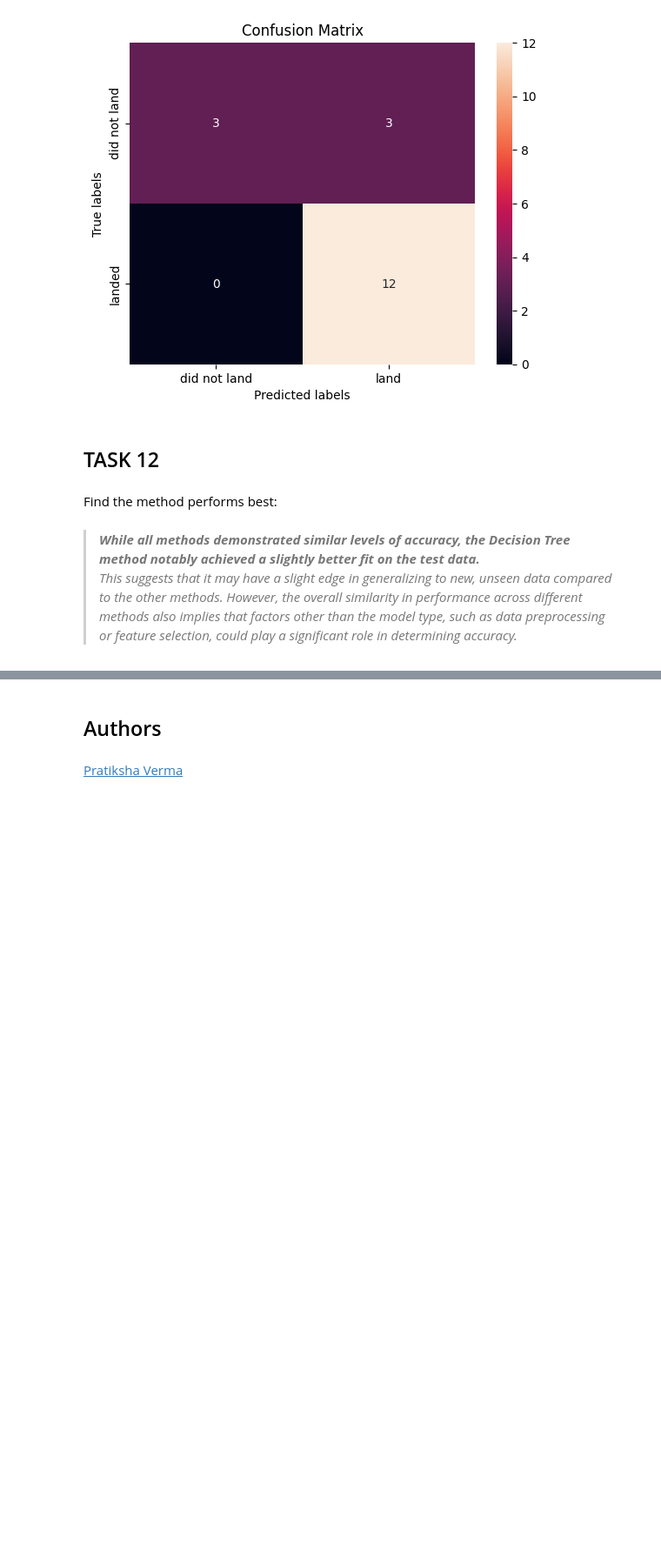
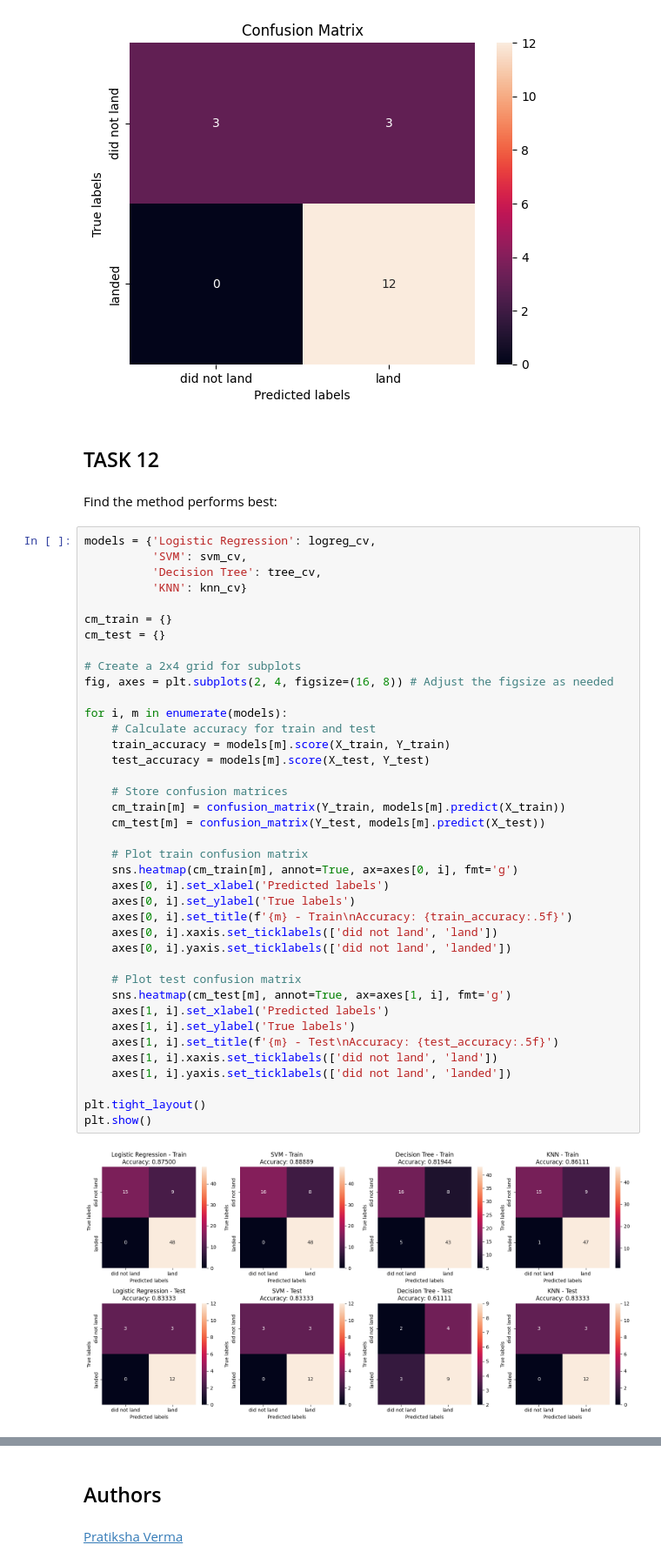
Before and after one commit to 6760525/ads, a Jupyter notebook: SpaceX_Machine_Learning_Prediction_Part_5.jupyterlite.ipynb, the cells around one changed output, grey strips where cells are left out. Shown at 87% size. Cells and saved outputs as stored; diff of their text form; blank space fills up the shorter version.

```diff
--- a/SpaceX_Machine_Learning_Prediction_Part_5.jupyterlite.ipynb
+++ b/SpaceX_Machine_Learning_Prediction_Part_5.jupyterlite.ipynb
@@ -344,6 +349,44 @@ plot_confusion_matrix(Y_test, yhat)
 ## TASK  12
 # %% [markdown]
 Find the method performs best:
-# %% [markdown]
->***While all methods demonstrated similar levels of accuracy, the Decision Tree method notably achieved a slightly better fit on the test data.***
-<br>*This suggests that it may have a slight edge in generalizing to new, unseen data compared to the other methods. However, the overall similarity in performance across different methods also implies that factors other than the model type, such as data preprocessing or feature selection, could play a significant role in determining accuracy.*
+# %%
+models = {'Logistic Regression': logreg_cv,
+          'SVM': svm_cv,
+          'Decision Tree': tree_cv,
+          'KNN': knn_cv}
+
+cm_train = {}
+cm_test = {}
+
+# Create a 2x4 grid for subplots
+fig, axes = plt.subplots(2, 4, figsize=(16, 8)) # Adjust the figsize as needed
+
+for i, m in enumerate(models):
+    # Calculate accuracy for train and test
+    train_accuracy = models[m].score(X_train, Y_train)
+    test_accuracy = models[m].score(X_test, Y_test)
+
+    # Store confusion matrices
+    cm_train[m] = confusion_matrix(Y_train, models[m].predict(X_train))
+    cm_test[m] = confusion_matrix(Y_test, models[m].predict(X_test))
+
+    # Plot train confusion matrix
+    sns.heatmap(cm_train[m], annot=True, ax=axes[0, i], fmt='g')
+    axes[0, i].set_xlabel('Predicted labels')
+    axes[0, i].set_ylabel('True labels')
+    axes[0, i].set_title(f'{m} - Train\nAccuracy: {train_accuracy:.5f}')
+    axes[0, i].xaxis.set_ticklabels(['did not land', 'land'])
+    axes[0, i].yaxis.set_ticklabels(['did not land', 'landed'])
+
+    # Plot test confusion matrix
+    sns.heatmap(cm_test[m], annot=True, ax=axes[1, i], fmt='g')
+    axes[1, i].set_xlabel('Predicted labels')
+    axes[1, i].set_ylabel('True labels')
+    axes[1, i].set_title(f'{m} - Test\nAccuracy: {test_accuracy:.5f}')
+    axes[1, i].xaxis.set_ticklabels(['did not land', 'land'])
+    axes[1, i].yaxis.set_ticklabels(['did not land', 'landed'])
+
+plt.tight_layout()
+plt.show()
+# %% [output]
+[figure, added]
```
Also changed, not shown: parts of 10 cells of this notebook.
